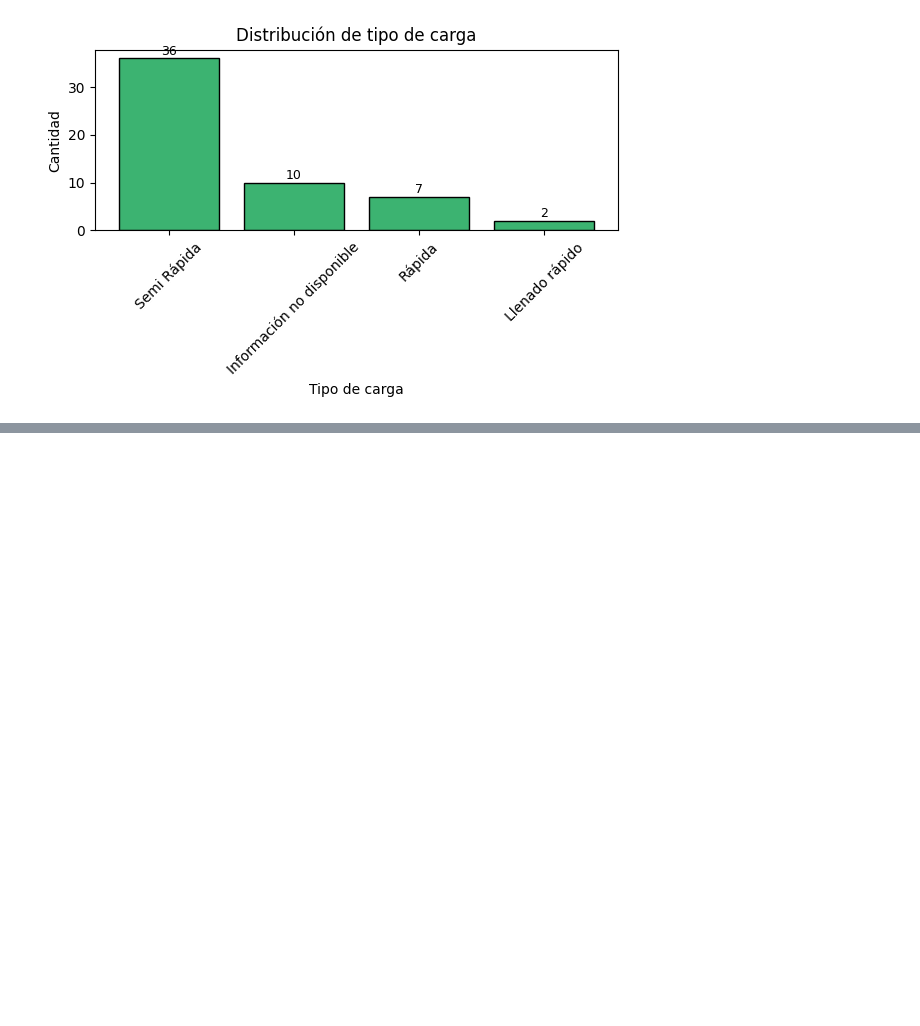
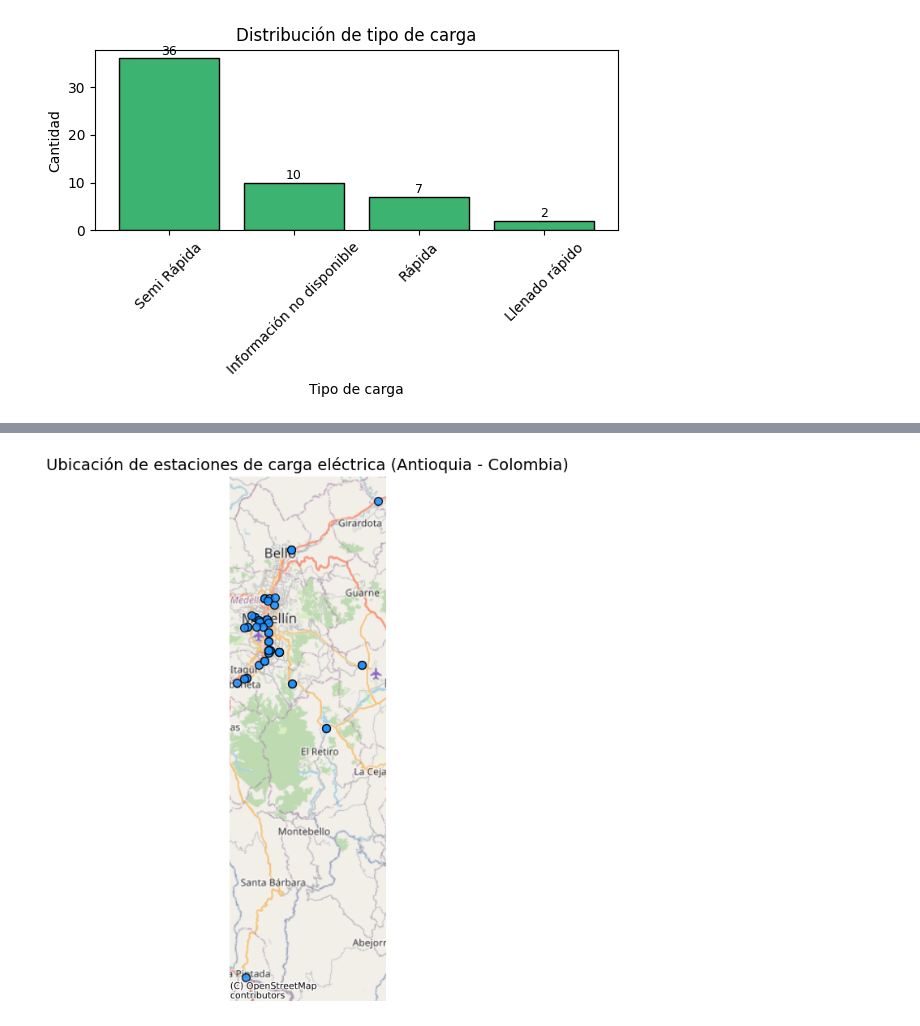
Before and after one commit to kelvinocampo/GRUPO-2-BOOTCAMP-ANALISIS-DE-DATOS, a Jupyter notebook: estaciones.ipynb, the cells around one changed output, grey strips where cells are left out. Cells and saved outputs as stored; diff of their text form; code cells hidden in the pictures; blank space fills up the shorter version.

Commit message:
upgrade coords graphic estaciones analysis

```diff
--- a/estaciones.ipynb
+++ b/estaciones.ipynb
@@ -208,0 +173,55 @@ plt.show()
+# %%
+import geopandas as gpd
+import contextily as ctx
+
+# Separar coordenadas
+df[["Lat", "Lon"]] = df["Coordenadas"].str.split(",", expand=True)
+
+# Reemplazar comas decimales por puntos (por si vienen como '6,25' en lugar de '6.25')
+df["Lat"] = df["Lat"].astype(str).str.replace(",", ".").astype(float)
+df["Lon"] = df["Lon"].astype(str).str.replace(",", ".").astype(float)
+
+# ----------- 2. Filtrar área de Antioquia (opcional) -------------
+df_valid = df[(df["Lat"] >= 5.5) & (df["Lat"] <= 7.5) &
+            (df["Lon"] >= -76.2) & (df["Lon"] <= -75.0)].copy()
+
+# ----------- 3. Crear GeoDataFrame -------------
+gdf = gpd.GeoDataFrame(
+    df_valid,
+    geometry=gpd.points_from_xy(df_valid["Lon"], df_valid["Lat"]),
+    crs="EPSG:4326"  # Coordenadas en grados
+)
+
+# Convertir a proyección métrica para contexto cartográfico
+gdf_3857 = gdf.to_crs(epsg=3857)
+
+# ----------- 4. Graficar -------------
+fig, ax = plt.subplots(figsize=(10, 7))
+
+# Puntos
+gdf_3857.plot(
+    ax=ax,
+    color='dodgerblue',
+    edgecolor='black',
+    markersize=50,
+    alpha=0.85
+)
+
+# Añadir mapa base
+ctx.add_basemap(
+    ax,
+    source=ctx.providers.OpenStreetMap.Mapnik,
+    zoom=10
+)
+
+# Mostrar etiquetas de estaciones
+# for x, y, label in zip(gdf_3857.geometry.x, gdf_3857.geometry.y, gdf_3857["Estación"]):
+#     ax.text(x, y, label, fontsize=8, ha='center', va='bottom')
+
+# ----------- 5. Personalizar y mostrar -------------
+ax.set_title("Ubicación de estaciones de carga eléctrica (Antioquia - Colombia)", fontsize=14)
+ax.set_axis_off()  # Opcional: oculta ejes
+plt.tight_layout()
+plt.show()
+# %% [output]
+[figure, added]
```
Also changed, not shown: parts of 3 cells of this notebook.
